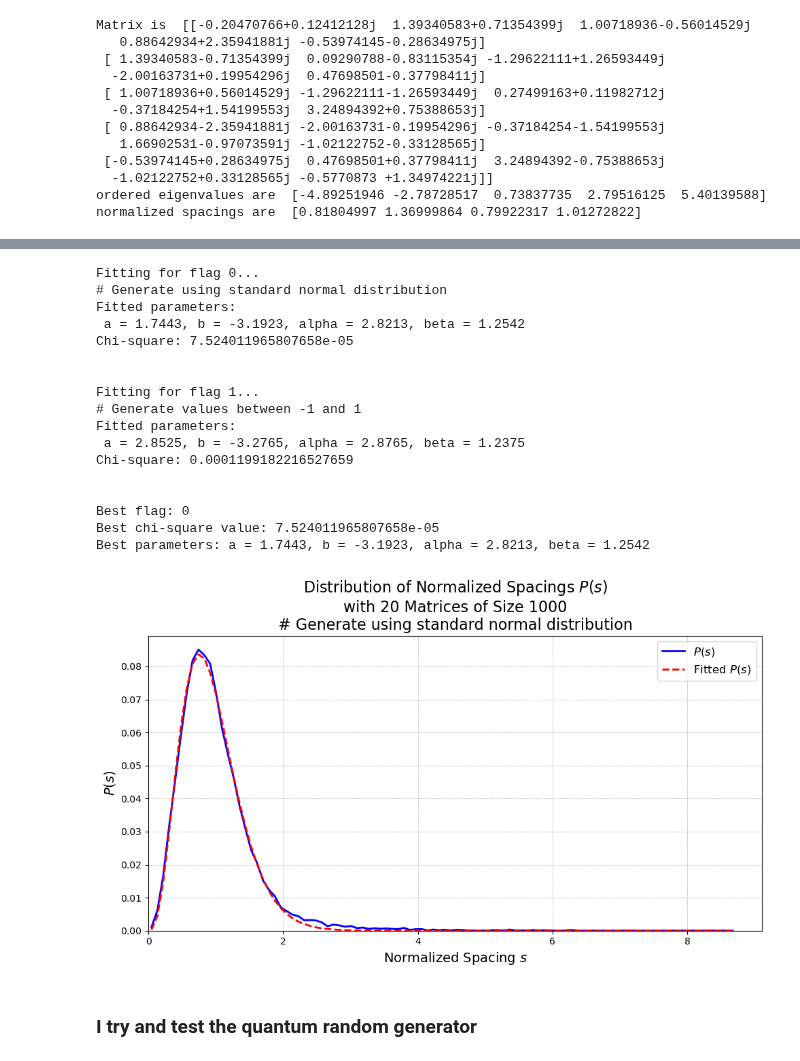
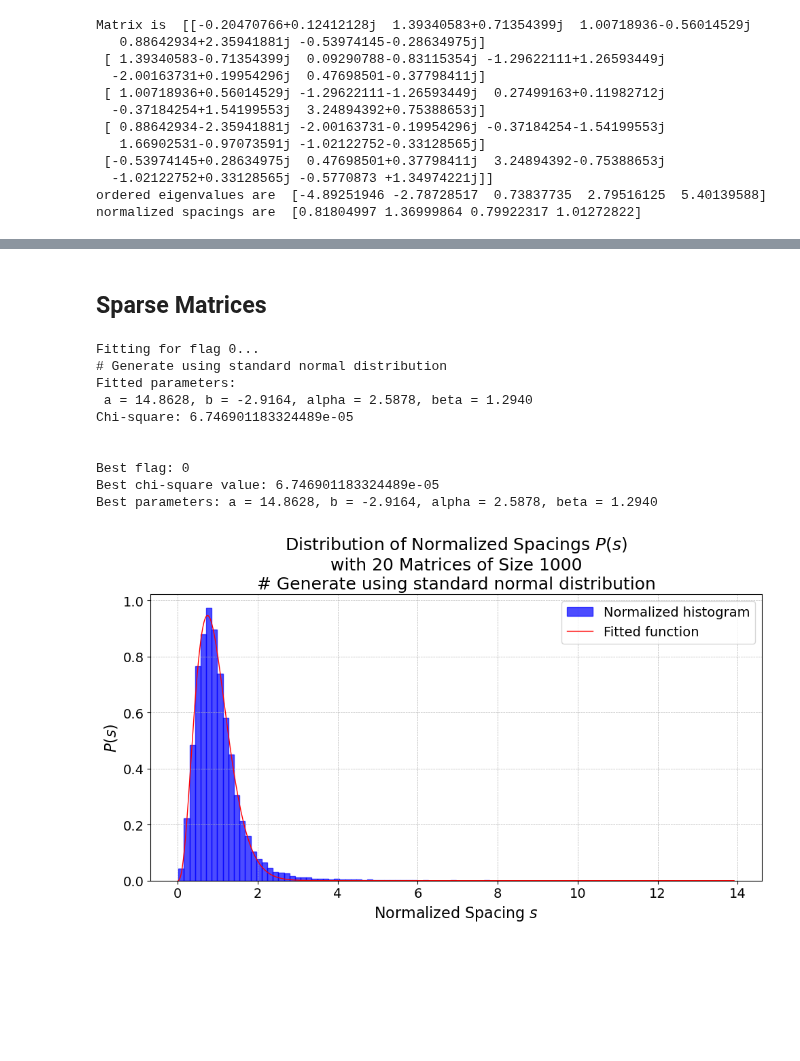
Before and after one commit to sdracia/QIC, a Jupyter notebook: 03_Assignement/hermitian_matr.ipynb, the cells around one changed output, grey strips where cells are left out. Saved outputs shown, nothing was run; the diff lists cells and outputs as text; code cells hidden in the pictures; blank space fills up the shorter version.

```diff
--- a/03_Assignement/hermitian_matr.ipynb
+++ b/03_Assignement/hermitian_matr.ipynb
@@ -249,54 +117,49 @@ flag = np.array([0,1])
+# %% [markdown]
+## Sparse Matrices
+# %%
+N = 1000  # Size of each matrix
+num_matrices = 20  # Number of random matrices to accumulate data
+N_bins = 100
+flag = 0         # Quantum Random Generator
+type = "sparse"
+density = 0.1
+
+best_chi_square = float('inf')
+best_flag = None
+best_params = None
+best_fit_P_s = None
+best_spacings = None
+
+
+spacings = ft.calculate_Ps_distribution(N, num_matrices, flag, type)
 # %%
-# Initialize variables to keep track of the best chi-square value and corresponding flag
-best_chi_square = float('inf')
-best_flag = None
-best_params = None
-best_fit_P_s = None
-best_bin_centers = None
-best_P_s = None
+print(f"Fitting for flag {flag}...")
+a, b, alpha, beta, chi_square, fitted_P_s = ft.fitting(N_bins, spacings, flag, type)
 
-# Loop through each flag and fit the distribution
-for i in flag:
-    bin_centers, P_s = calculate_Ps_distribution(N, num_matrices, N_bins, i)
-    counts, _ = np.histogram(bin_centers, bins=N_bins)
-
-    print(f"Fitting for flag {i}...")
-    a, b, alpha, beta, chi_square, fitted_P_s = fitting(bin_centers, P_s, counts, i)
-
-    # Check if this chi-square is the best one so far
-    if chi_square < best_chi_square:
-        best_chi_square = chi_square
-        best_flag = i
-        best_params = (a, b, alpha, beta)
-        best_fit_P_s = fitted_P_s
-        best_bin_centers = bin_centers
-        best_P_s = P_s
+# Check if this chi-square is the best one so far
+if chi_square < best_chi_square:
+    best_chi_square = chi_square
+    best_flag = flag
+    best_params = (a, b, alpha, beta)
+    best_fit_P_s = fitted_P_s
+    best_spacings = spacings
 
 # After finding the best flag, print the result
 print(f"Best flag: {best_flag}")
 print(f"Best chi-square value: {best_chi_square}")
 print(f"Best parameters: a = {best_params[0]:.4f}, b = {best_params[1]:.4f}, alpha = {best_params[2]:.4f}, beta = {best_params[3]:.4f}")
 
 # Plot the graph for the best flag
-plot_distr_and_fit(best_bin_centers, best_P_s, num_matrices, N, best_flag, best_fit_P_s)
+ft.plot_distr_and_fit(N_bins, best_spacings, num_matrices, N, best_flag, best_fit_P_s)
 # %% [output]
 Fitting for flag 0...
 # Generate using standard normal distribution
 Fitted parameters:
- a = 1.7443, b = -3.1923, alpha = 2.8213, beta = 1.2542
-Chi-square: 7.524011965807658e-05
-
-
-Fitting for flag 1...
-# Generate values between -1 and 1
-Fitted parameters:
- a = 2.8525, b = -3.2765, alpha = 2.8765, beta = 1.2375
-Chi-square: 0.0001199182216527659
+ a = 14.8628, b = -2.9164, alpha = 2.5878, beta = 1.2940
+Chi-square: 6.746901183324489e-05
 
 
 Best flag: 0
-Best chi-square value: 7.524011965807658e-05
-Best parameters: a = 1.7443, b = -3.1923, alpha = 2.8213, beta = 1.2542
+Best chi-square value: 6.746901183324489e-05
+Best parameters: a = 14.8628, b = -2.9164, alpha = 2.5878, beta = 1.2940
-[figure, old version]
+[figure, new version]
-# %% [markdown]
-### I try and test the quantum random generator
```
Also changed, not shown: parts of 14 cells of this notebook, 17 other files.
